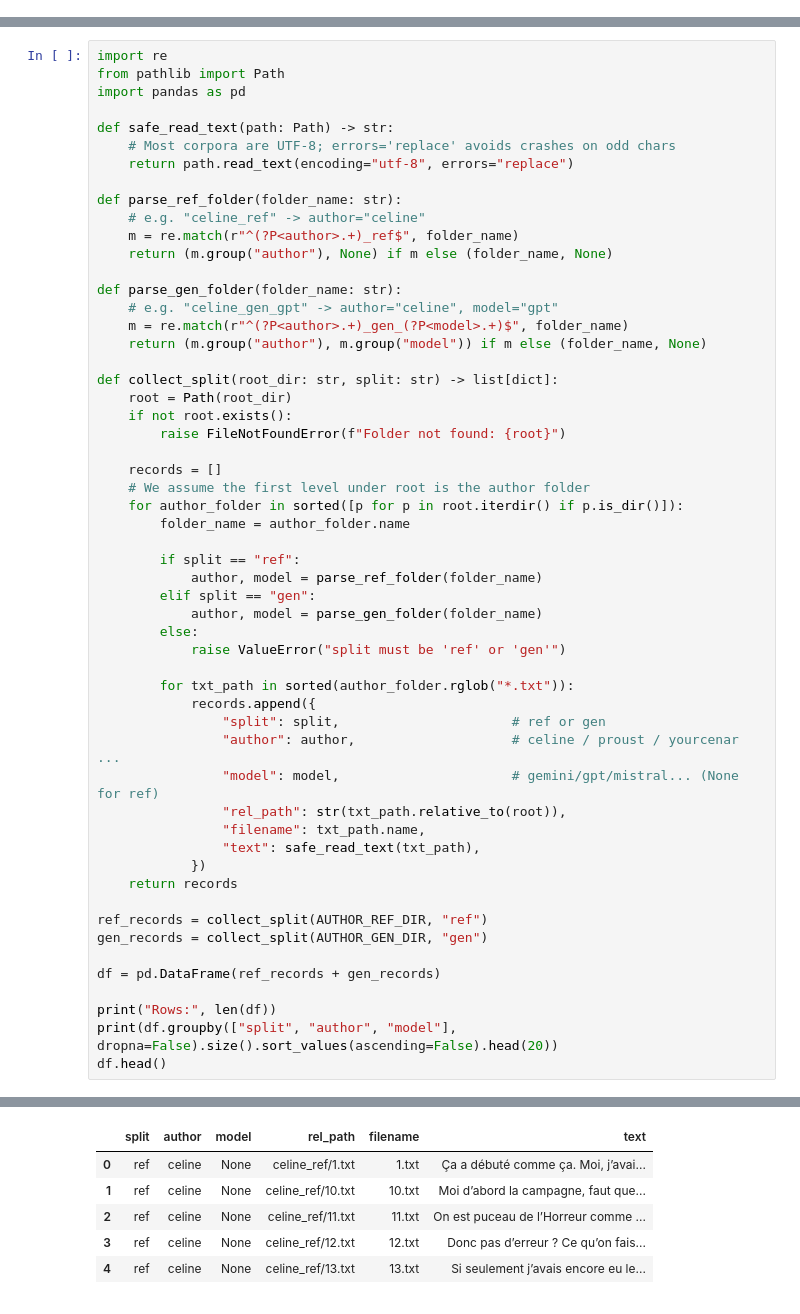
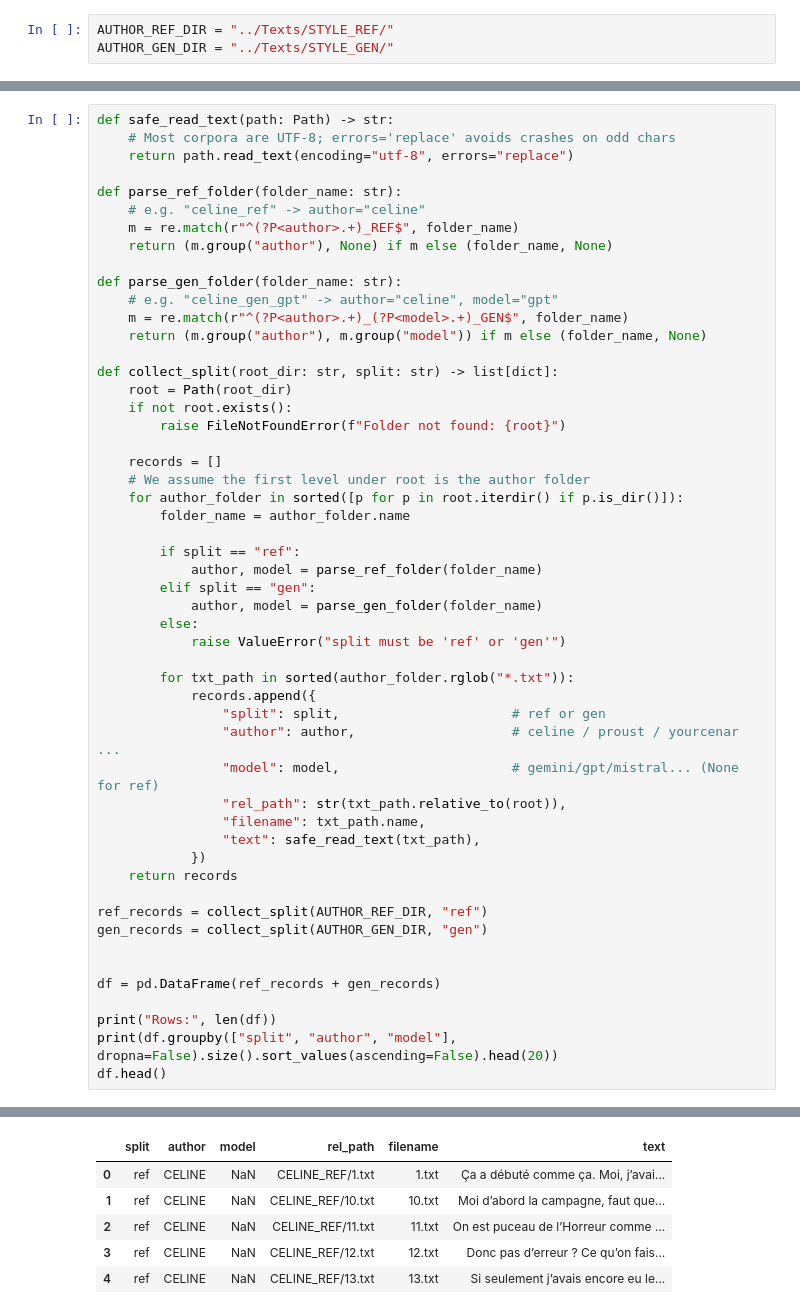
Before and after one commit to sma-libra/style-embedding-sensitivity, a Jupyter notebook: Results/3.3_style_transfer_evaluation.ipynb, the cells around one changed output, grey strips where cells are left out. Saved outputs shown, nothing was run; the diff lists cells and outputs as text.

```diff
--- a/Results/3.3_style_transfer_evaluation.ipynb
+++ b/Results/3.3_style_transfer_evaluation.ipynb
@@ -11,0 +27,3 @@ Mounted at /content/drive
+# %%
+AUTHOR_REF_DIR = "../Texts/STYLE_REF/"
+AUTHOR_GEN_DIR = "../Texts/STYLE_GEN/"
@@ -12,20 +32,16 @@ Mounted at /content/drive
 # %%
-import re
-from pathlib import Path
-import pandas as pd
-
 def safe_read_text(path: Path) -> str:
     # Most corpora are UTF-8; errors='replace' avoids crashes on odd chars
     return path.read_text(encoding="utf-8", errors="replace")
 
 def parse_ref_folder(folder_name: str):
     # e.g. "celine_ref" -> author="celine"
-    m = re.match(r"^(?P<author>.+)_ref$", folder_name)
+    m = re.match(r"^(?P<author>.+)_REF$", folder_name)
     return (m.group("author"), None) if m else (folder_name, None)
 
 def parse_gen_folder(folder_name: str):
     # e.g. "celine_gen_gpt" -> author="celine", model="gpt"
-    m = re.match(r"^(?P<author>.+)_gen_(?P<model>.+)$", folder_name)
+    m = re.match(r"^(?P<author>.+)_(?P<model>.+)_GEN$", folder_name)
     return (m.group("author"), m.group("model")) if m else (folder_name, None)
 
 def collect_split(root_dir: str, split: str) -> list[dict]:
@@ -59,6 +75,7 @@ def collect_split(root_dir: str, split: str) -> list[dict]:
 ref_records = collect_split(AUTHOR_REF_DIR, "ref")
 gen_records = collect_split(AUTHOR_GEN_DIR, "gen")
 
+
 df = pd.DataFrame(ref_records + gen_records)
 
 print("Rows:", len(df))
@@ -82,8 +99,8 @@ ref    celine     NaN        96
 dtype: int64
 |  | split | author | model | rel_path | filename | text |
-| 0 | ref | celine | None | celine_ref/1.txt | 1.txt | Ça a débuté comme ça. Moi, j’avai... |
-| 1 | ref | celine | None | celine_ref/10.txt | 10.txt | Moi d’abord la campagne, faut que... |
-| 2 | ref | celine | None | celine_ref/11.txt | 11.txt | On est puceau de l’Horreur comme ... |
-| 3 | ref | celine | None | celine_ref/12.txt | 12.txt | Donc pas d’erreur ? Ce qu’on fais... |
-| 4 | ref | celine | None | celine_ref/13.txt | 13.txt | Si seulement j’avais encore eu le... |
+| 0 | ref | CELINE | NaN | CELINE_REF/1.txt | 1.txt | Ça a débuté comme ça. Moi, j’avai... |
+| 1 | ref | CELINE | NaN | CELINE_REF/10.txt | 10.txt | Moi d’abord la campagne, faut que... |
+| 2 | ref | CELINE | NaN | CELINE_REF/11.txt | 11.txt | On est puceau de l’Horreur comme ... |
+| 3 | ref | CELINE | NaN | CELINE_REF/12.txt | 12.txt | Donc pas d’erreur ? Ce qu’on fais... |
+| 4 | ref | CELINE | NaN | CELINE_REF/13.txt | 13.txt | Si seulement j’avais encore eu le... |
 # %%
```
Also changed, not shown: parts of 7 cells of this notebook.
